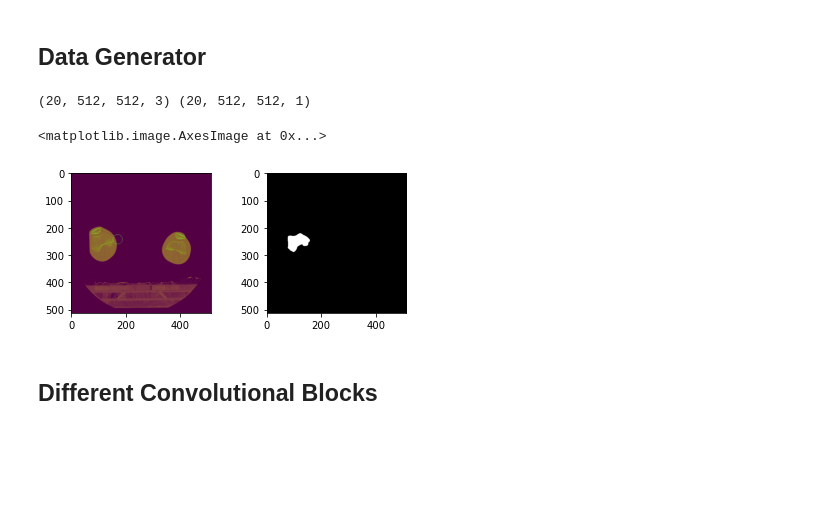
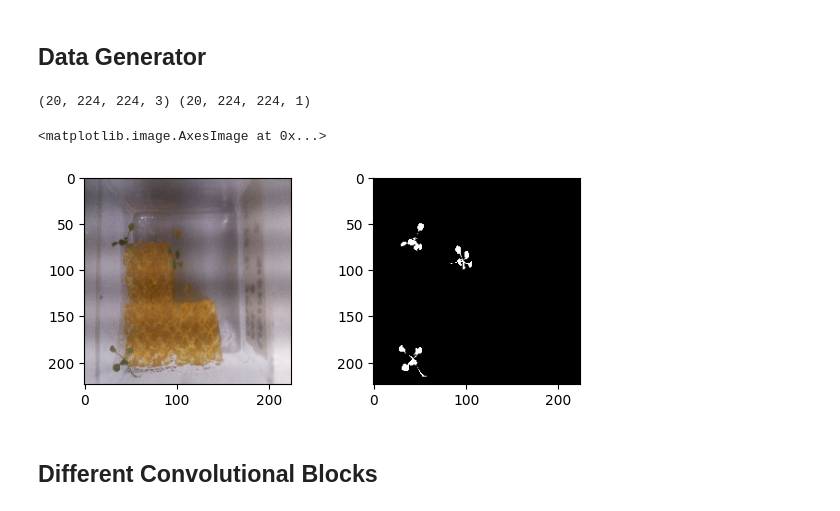
Before and after one commit to chloegroff/masters-code, a Jupyter notebook: CT Segment - Louis.ipynb, the cells around one changed output. Saved outputs shown, nothing was run; the diff lists cells and outputs as text; code cells hidden in the pictures; blank space fills up the shorter version.

Commit message:
not working wrong batches

```diff
--- a/CT Segment - Louis.ipynb
+++ b/CT Segment - Louis.ipynb
@@ -39,8 +30,20 @@ val_ids = next(os.walk(val_path))[1]
+# %%
+dim = 224
+
+# get image and mask files
+image_files = glob(r'C:\Users\chloe\DE4\Masters\Dataset\Training_Data\*_i*')
+mask_files = glob(r'C:\Users\chloe\DE4\Masters\Dataset\Training_Data\*_s*')
+
+# splits into test and training datasets
+train_imgs, test_imgs, train_masks, test_masks = train_test_split(image_files, mask_files, test_size = 0.33, random_state= 123)
+
+epochs = 5
+batch_size = 20
 # %% [markdown]
 ## Data Generator
 # %%
 class DataGen(keras.utils.Sequence):
-    def __init__(self, image_files, mask_files,  batch_size, image_size=image_size):
+    def __init__(self, image_files, mask_files,  batch_size):
         self.img_files = image_files
         self.mask_files = mask_files
         self.batch_size = batch_size
@@ -80,8 +83,8 @@ class DataGen(keras.utils.Sequence):
 
         this_batch = self.batch_size
         # Changes batch size for final batch (no data missed)
-        if(index+1)*self.batch_size > len(self.num_files):
-            this_batch = len(self.num_files) - index*self.batch_size
+        if(index+1)*self.batch_size > self.num_files:
+            this_batch = self.num_files - index*self.batch_size
 
         # sets limits for batch
         start = index*self.batch_size
@@ -96,11 +99,14 @@ class DataGen(keras.utils.Sequence):
 
         # loads images and files and adds them to list
         for i, (img_file, mask_file) in enumerate(zip(img_batch,mask_batch)):
-            img = cv2.imread(img_file, 1)
-            mask = cv2.imread(mask_file, 0)
-
+            # Normalises
+            img = cv2.imread(img_file)
+            img = cv2.cvtColor(img, cv2.COLOR_BGR2RGB) / 255
+            mask = cv2.imread(mask_file, 0) / 255
+            mask = np.array(mask, dtype=int)
+            mask = np.reshape(mask, (mask.shape[0], mask.shape[1], 1))
             images.append(img)
-            masks.append(masks)
+            masks.append(mask)
 
         images = np.array(images)
         #image = np.reshape(image, (batch_size, 256, 256, 1))
@@ -113,36 +119,30 @@ class DataGen(keras.utils.Sequence):
         pass
 
     def __len__(self):
-        return np.ceil(self.num_files // self.batch_size)
+        'Returns Number of batches'
+        return int(np.ceil(self.num_files // self.batch_size))
 # %%
-from glob import glob as glob
-from sklearn.model_selection import train_test_split
 
-# get image and mask files
-image_files = glob('YOUR IMAGE PATH')
-mask_files = glob('YOUR MASK PATH')
 
-# splits into test and training datasets
-train_imgs, train_masks, test_imgs, test_masks = train_test_split([image_size, mask_files], test_size = 0.33, random_state= 123)
 
 # data loader obj is created with training images and masks
 gen = DataGen(image_files=train_imgs, mask_files=train_masks, batch_size=batch_size)
 x, y = gen.__getitem__(0)
 print(x.shape, y.shape)
 # %% [output]
-(20, 512, 512, 3) (20, 512, 512, 1)
+(20, 224, 224, 3) (20, 224, 224, 1)
 # %%
 r = random.randint(0, len(x)-1)
 
 fig = plt.figure()
 fig.subplots_adjust(hspace=0.4, wspace=0.4)
 ax = fig.add_subplot(1, 2, 1)
 ax.imshow(x[r])
 ax = fig.add_subplot(1, 2, 2)
-ax.imshow(np.reshape(y[r], (image_size, image_size)), cmap="gray")
+ax.imshow(np.reshape(y[r], (dim, dim)), cmap="gray")
 # %% [output]
 <matplotlib.image.AxesImage at 0x...>
-[figure, old version]
+[figure, new version]
 # %% [markdown]
 ## Different Convolutional Blocks
 # %%
```
Also changed, not shown: parts of 11 cells of this notebook, 1 other file.
